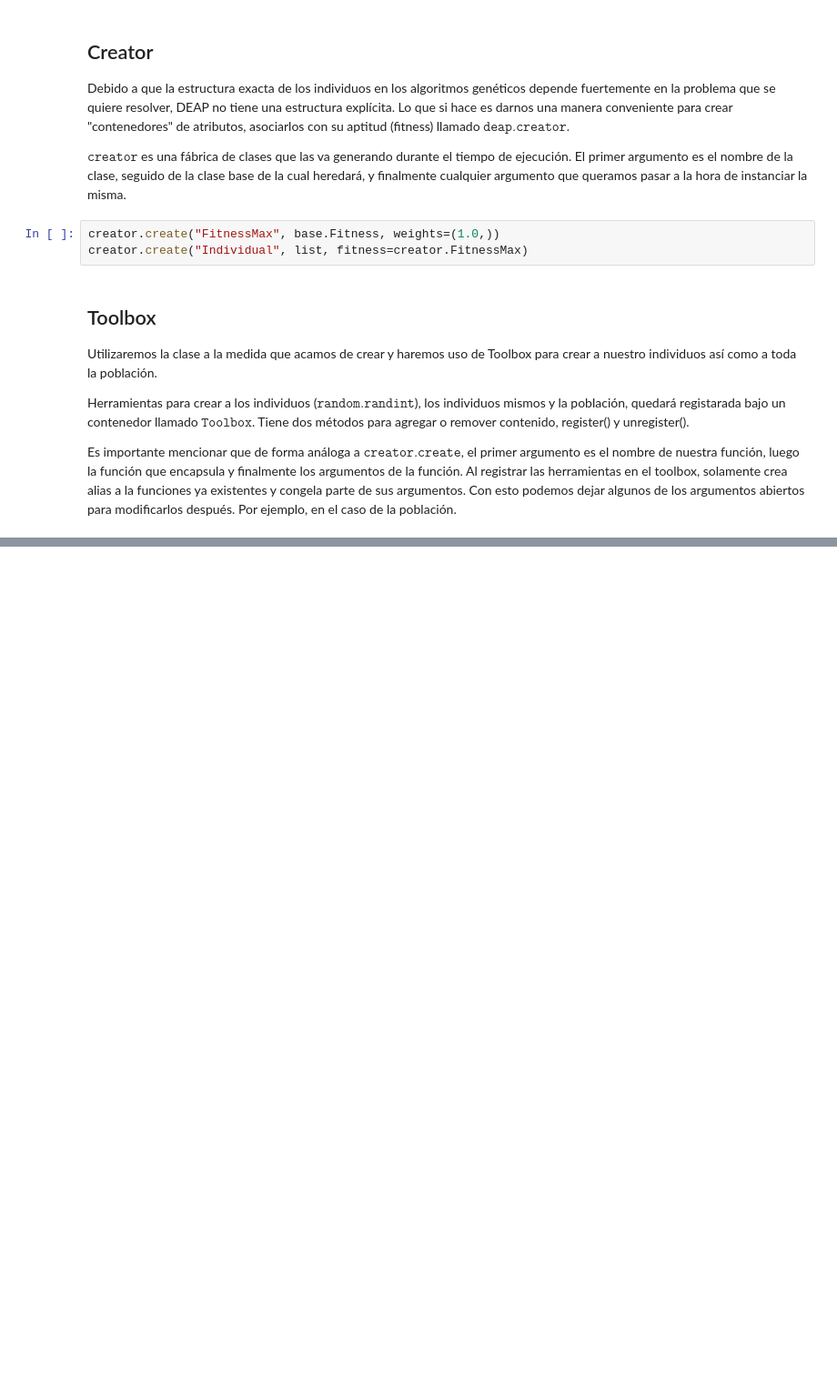
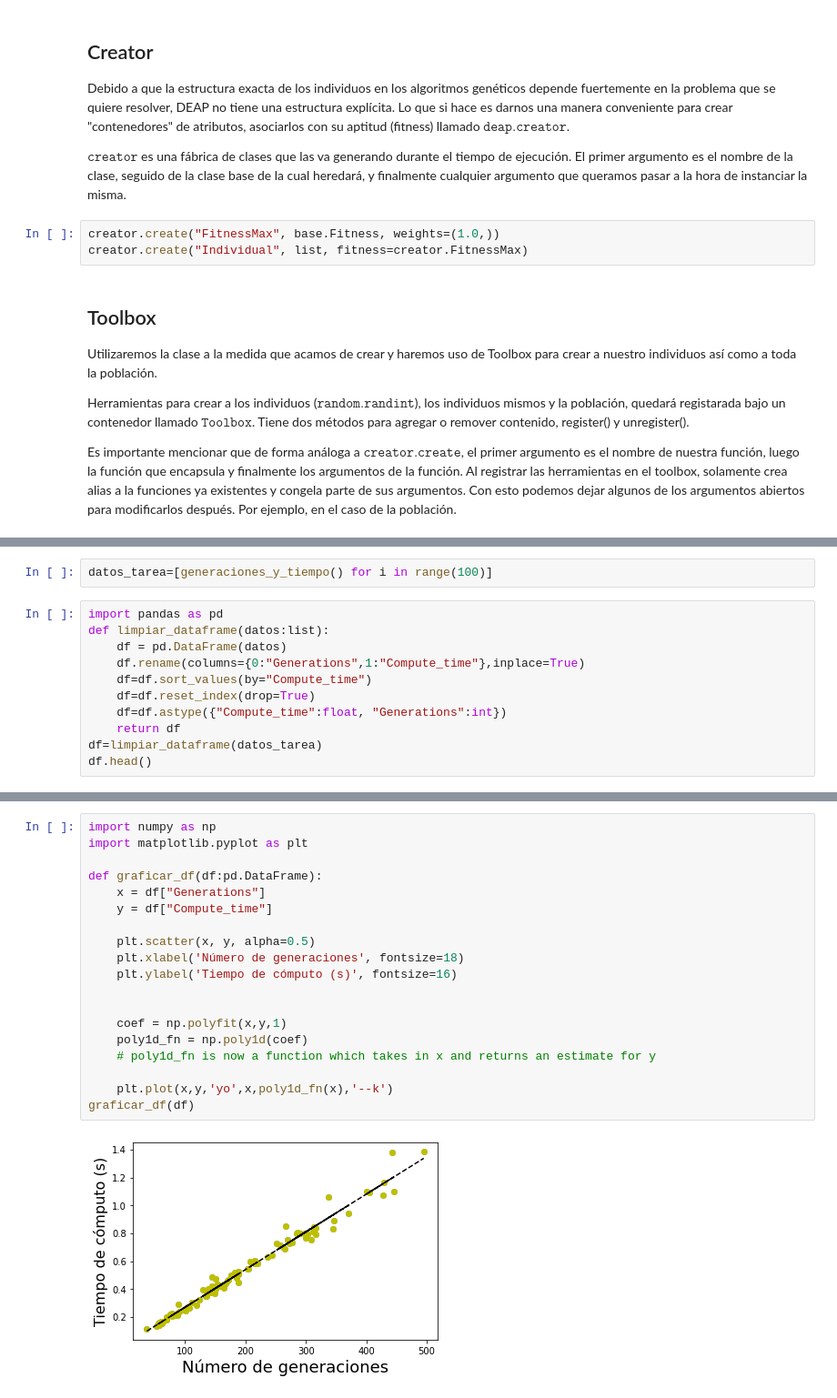
Before and after one commit to papagala/DataScienceMastersDegree, a Jupyter notebook: machine_learning/machine_learning/genetic_algorithm.ipynb, the cells around one changed output, grey strips where cells are left out. Shown: that part at 91% size. Cells and saved outputs as stored; diff of their text form; blank space fills up the shorter version.

Commit message:
Tarea de ml

```diff
--- a/machine_learning/machine_learning/genetic_algorithm.ipynb
+++ b/machine_learning/machine_learning/genetic_algorithm.ipynb
@@ -190,0 +232,13 @@ Best individual is [1, 1, 1, 1, 1, 1, 1, 1, 1, 1, 1, 1, 1, 1, 1, 1, 1, 1, 1, 1,
+# %%
+datos_tarea=[generaciones_y_tiempo() for i in range(100)]
+# %%
+import pandas as pd
+def limpiar_dataframe(datos:list):
+    df = pd.DataFrame(datos)
+    df.rename(columns={0:"Generations",1:"Compute_time"},inplace=True)
+    df=df.sort_values(by="Compute_time")
+    df=df.reset_index(drop=True)
+    df=df.astype({"Compute_time":float, "Generations":int})
+    return df
+df=limpiar_dataframe(datos_tarea)
+df.head()
@@ -190,0 +252,21 @@ Best individual is [1, 1, 1, 1, 1, 1, 1, 1, 1, 1, 1, 1, 1, 1, 1, 1, 1, 1, 1, 1,
+# %%
+import numpy as np
+import matplotlib.pyplot as plt
+
+def graficar_df(df:pd.DataFrame):
+    x = df["Generations"]
+    y = df["Compute_time"]
+
+    plt.scatter(x, y, alpha=0.5)
+    plt.xlabel('Número de generaciones', fontsize=18)
+    plt.ylabel('Tiempo de cómputo (s)', fontsize=16)
+
+
+    coef = np.polyfit(x,y,1)
+    poly1d_fn = np.poly1d(coef)
+    # poly1d_fn is now a function which takes in x and returns an estimate for y
+
+    plt.plot(x,y,'yo',x,poly1d_fn(x),'--k')
+graficar_df(df)
+# %% [output]
+[figure, added]
```
Also changed, not shown: parts of 20 cells of this notebook.
